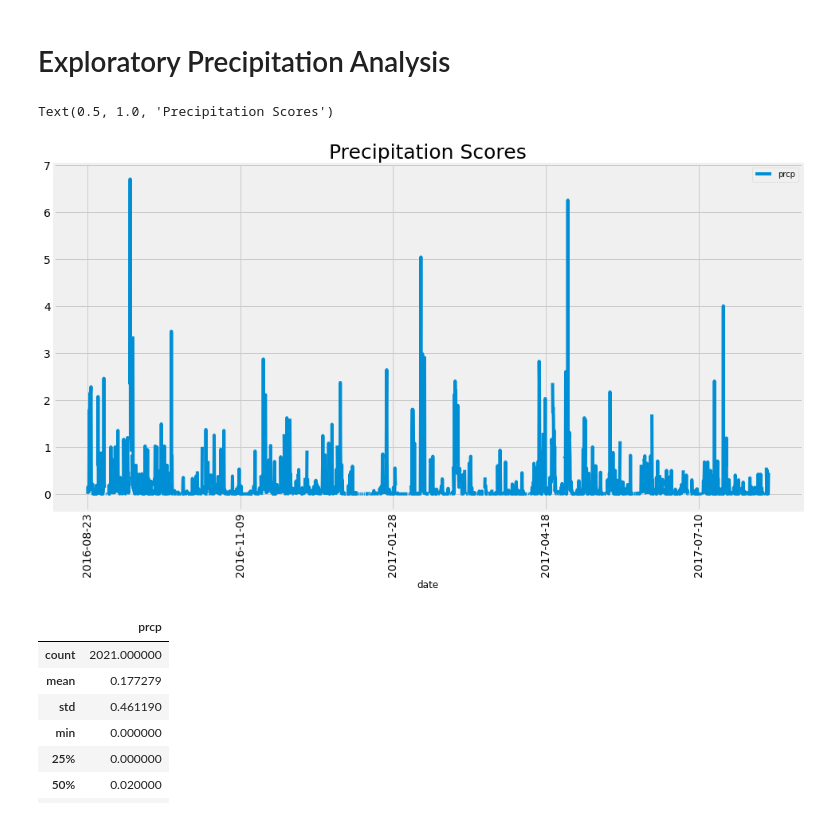
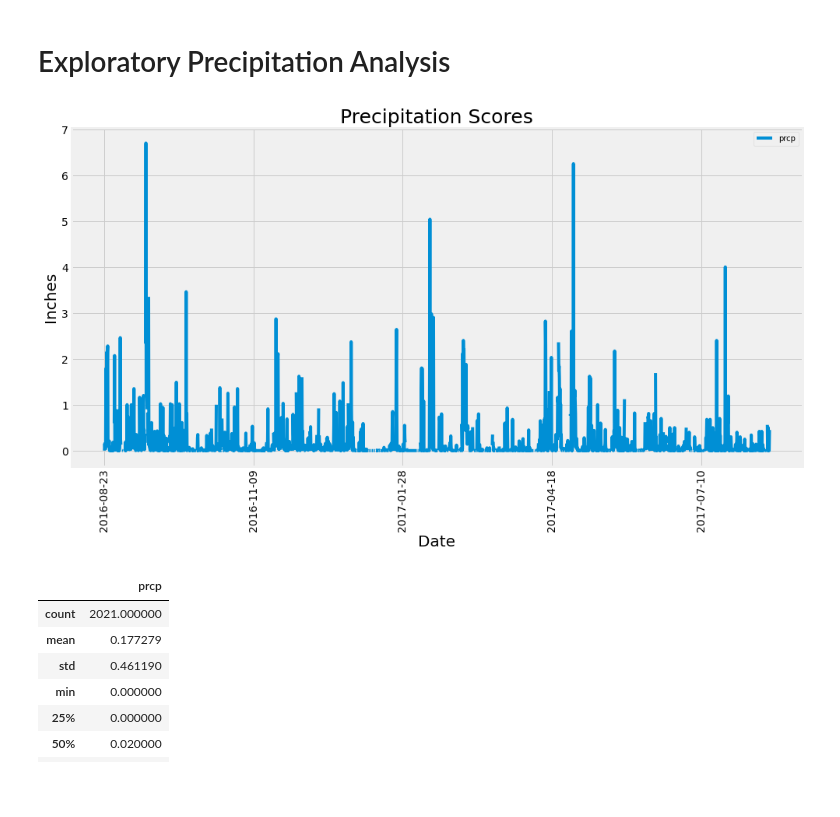
Before and after one commit to crogar/sqlalchemy-challenge, a Jupyter notebook: climate_starter.ipynb, the cells around one changed output. Saved outputs shown, nothing was run; the diff lists cells and outputs as text; code cells hidden in the pictures; blank space fills up the shorter version.

```diff
--- a/climate_starter.ipynb
+++ b/climate_starter.ipynb
@@ -47,28 +47,30 @@ most_recent_date = session.query(Measurements.date).order_by(Measurements.date.d
 # %%
 # Design a query to retrieve the last 12 months of precipitation data and plot the results.
 # Starting from the most recent data point in the database.
 dt = pendulum.parse(most_recent_date)  # creating a DataTime object type using pendulum module
 
 # Calculate the date one year from the last date in data set.
 previous_year = dt.subtract(years=1).to_date_string()
 
 # Perform a query to retrieve the data and precipitation scores
 results = session.query(Measurements.date, Measurements.prcp).filter(Measurements.date >= previous_year).\
     order_by(Measurements.date).statement
 
 # Save the query results as a Pandas DataFrame and set the index to the date column
 df = pd.read_sql_query(results, session.bind)
 df.set_index("date", inplace=True)
 
 # Sort the dataframe by date
 df.sort_values(by='date', ascending=True, inplace= True)
 
 # Use Pandas Plotting with Matplotlib to plot the data
 ax = df.plot(rot=90, figsize=(15,8), fontsize=14)
 ax.set_title("Precipitation Scores", fontsize=25)
+ax.set_ylabel("Inches", fontsize=20)
+ax.set_xlabel("Date", fontsize=20);
+plt.savefig("Output_Data/precipitation.png", bbox_inches = 'tight')
 # %% [output]
-Text(0.5, 1.0, 'Precipitation Scores')
-[figure, old version]
+[figure, new version]
 # %%
 # Use Pandas to calcualte the summary statistics for the precipitation data
 df.describe()
```
Also changed, not shown: 1 other file.
